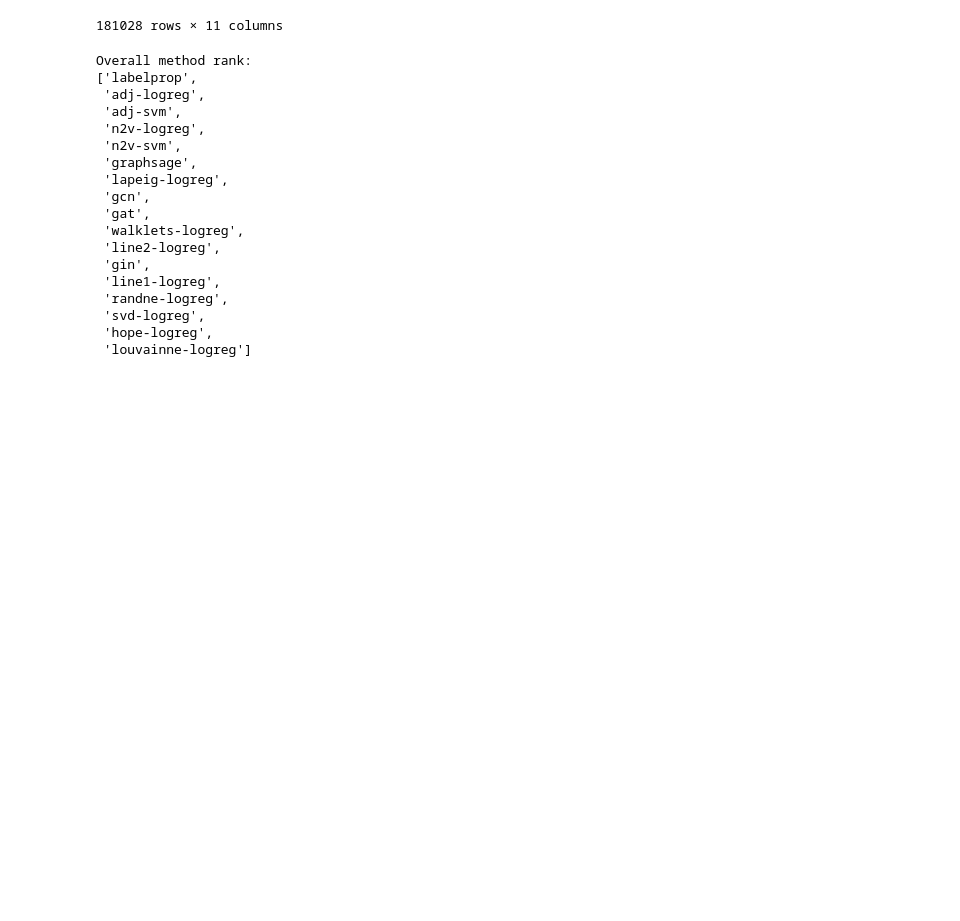
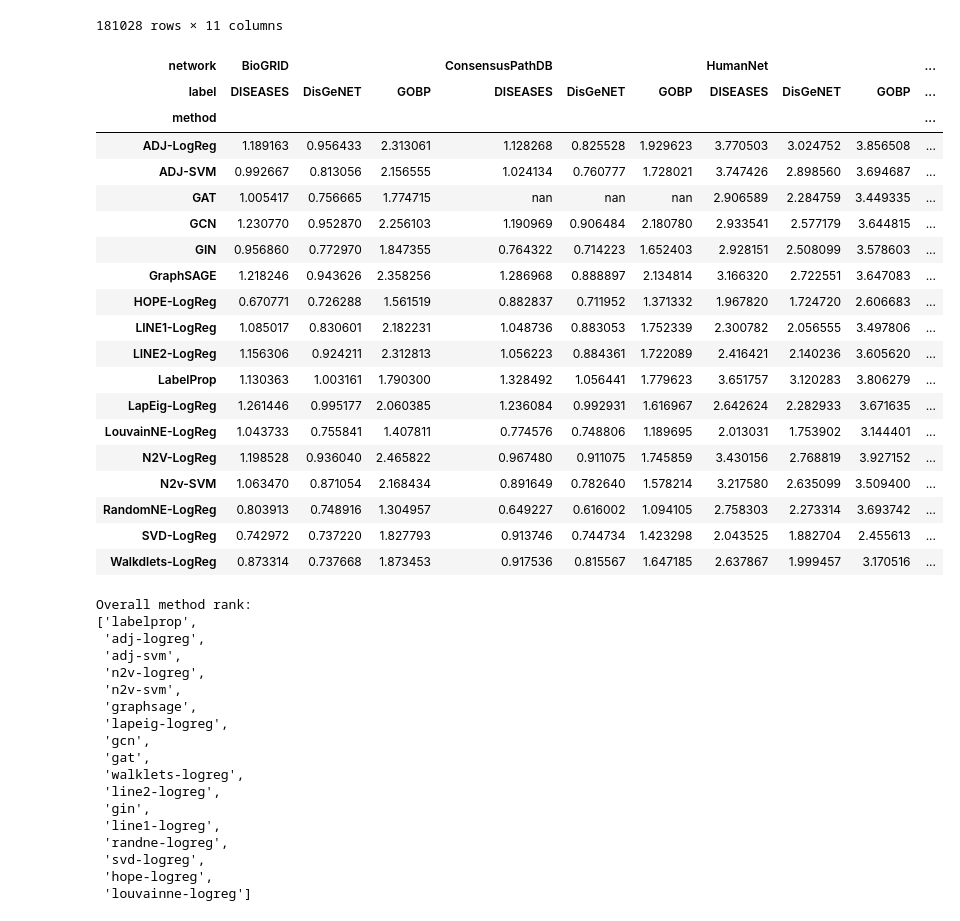
Before and after one commit to krishnanlab/obnbench, a Jupyter notebook: experiments/embeddings/analysis.ipynb, the cells around one changed output. Saved outputs shown, nothing was run; the diff lists cells and outputs as text; code cells hidden in the pictures; blank space fills up the shorter version.

```diff
--- a/experiments/embeddings/analysis.ipynb
+++ b/experiments/embeddings/analysis.ipynb
@@ -61,6 +61,41 @@ label_name_mapping = {
 df["network"] = df["network"].apply(network_name_mapping.get)
 df["method"] = df["method"].apply(method_name_mapping.get)
 df["label"] = df["label"].apply(label_name_mapping.get)
+# %%
+(
+    df
+    .groupby(["network", "label", "method"], as_index=False)
+    .mean(numeric_only=True)
+    .sort_values("test_log2pr", ascending=False)
+    .drop(columns="runid")
+    .groupby(["network", "label", "method"], as_index=False)
+    .head(1)
+    .sort_values(["network", "label", "method"])
+    .set_index(["network", "label", "method"])
+    .pivot_table(values="test_log2pr", index="method", columns=["network", "label"])
+    .style.highlight_max(axis=0)
+)
+# %% [output]
+| network | BioGRID |  |  | ConsensusPathDB |  |  | HumanNet |  |  | ... |
+| label | DISEASES | DisGeNET | GOBP | DISEASES | DisGeNET | GOBP | DISEASES | DisGeNET | GOBP | ... |
+| method |  |  |  |  |  |  |  |  |  | ... |
+| ADJ-LogReg | 1.189163 | 0.956433 | 2.313061 | 1.128268 | 0.825528 | 1.929623 | 3.770503 | 3.024752 | 3.856508 | ... |
+| ADJ-SVM | 0.992667 | 0.813056 | 2.156555 | 1.024134 | 0.760777 | 1.728021 | 3.747426 | 2.898560 | 3.694687 | ... |
+| GAT | 1.005417 | 0.756665 | 1.774715 | nan | nan | nan | 2.906589 | 2.284759 | 3.449335 | ... |
+| GCN | 1.230770 | 0.952870 | 2.256103 | 1.190969 | 0.906484 | 2.180780 | 2.933541 | 2.577179 | 3.644815 | ... |
+| GIN | 0.956860 | 0.772970 | 1.847355 | 0.764322 | 0.714223 | 1.652403 | 2.928151 | 2.508099 | 3.578603 | ... |
+| GraphSAGE | 1.218246 | 0.943626 | 2.358256 | 1.286968 | 0.888897 | 2.134814 | 3.166320 | 2.722551 | 3.647083 | ... |
+| HOPE-LogReg | 0.670771 | 0.726288 | 1.561519 | 0.882837 | 0.711952 | 1.371332 | 1.967820 | 1.724720 | 2.606683 | ... |
+| LINE1-LogReg | 1.085017 | 0.830601 | 2.182231 | 1.048736 | 0.883053 | 1.752339 | 2.300782 | 2.056555 | 3.497806 | ... |
+| LINE2-LogReg | 1.156306 | 0.924211 | 2.312813 | 1.056223 | 0.884361 | 1.722089 | 2.416421 | 2.140236 | 3.605620 | ... |
+| LabelProp | 1.130363 | 1.003161 | 1.790300 | 1.328492 | 1.056441 | 1.779623 | 3.651757 | 3.120283 | 3.806279 | ... |
+| LapEig-LogReg | 1.261446 | 0.995177 | 2.060385 | 1.236084 | 0.992931 | 1.616967 | 2.642624 | 2.282933 | 3.671635 | ... |
+| LouvainNE-LogReg | 1.043733 | 0.755841 | 1.407811 | 0.774576 | 0.748806 | 1.189695 | 2.013031 | 1.753902 | 3.144401 | ... |
+| N2V-LogReg | 1.198528 | 0.936040 | 2.465822 | 0.967480 | 0.911075 | 1.745859 | 3.430156 | 2.768819 | 3.927152 | ... |
+| N2v-SVM | 1.063470 | 0.871054 | 2.168434 | 0.891649 | 0.782640 | 1.578214 | 3.217580 | 2.635099 | 3.509400 | ... |
+| RandomNE-LogReg | 0.803913 | 0.748916 | 1.304957 | 0.649227 | 0.616002 | 1.094105 | 2.758303 | 2.273314 | 3.693742 | ... |
+| SVD-LogReg | 0.742972 | 0.737220 | 1.827793 | 0.913746 | 0.744734 | 1.423298 | 2.043525 | 1.882704 | 2.455613 | ... |
+| Walkdlets-LogReg | 0.873314 | 0.737668 | 1.873453 | 0.917536 | 0.815567 | 1.647185 | 2.637867 | 1.999457 | 3.170516 | ... |
 # %%
 method_order = (
     df
```
Also changed, not shown: 1 other file.
